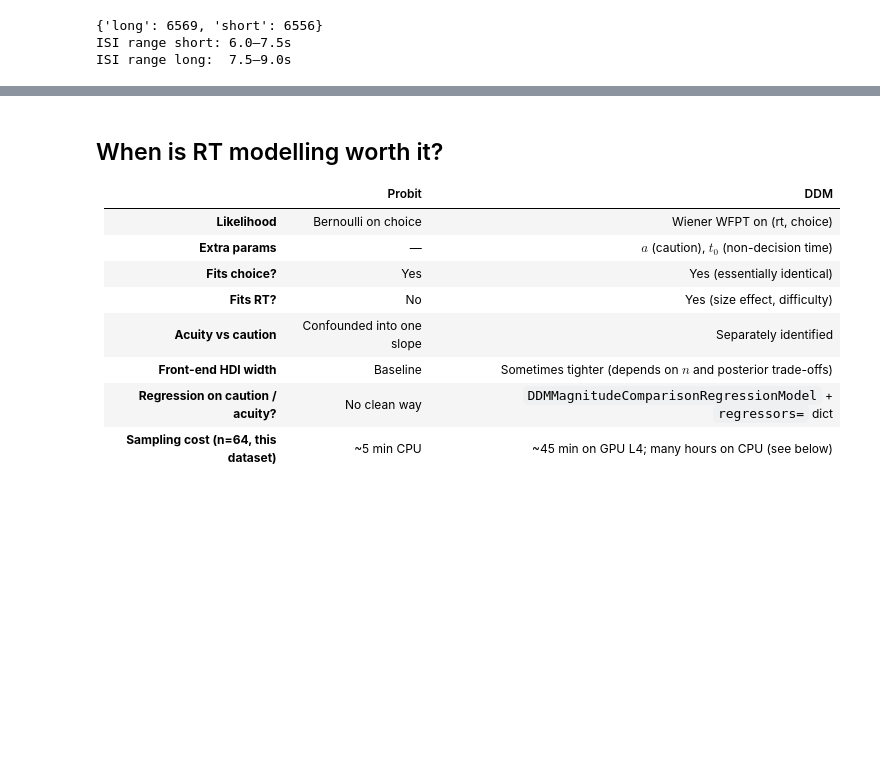
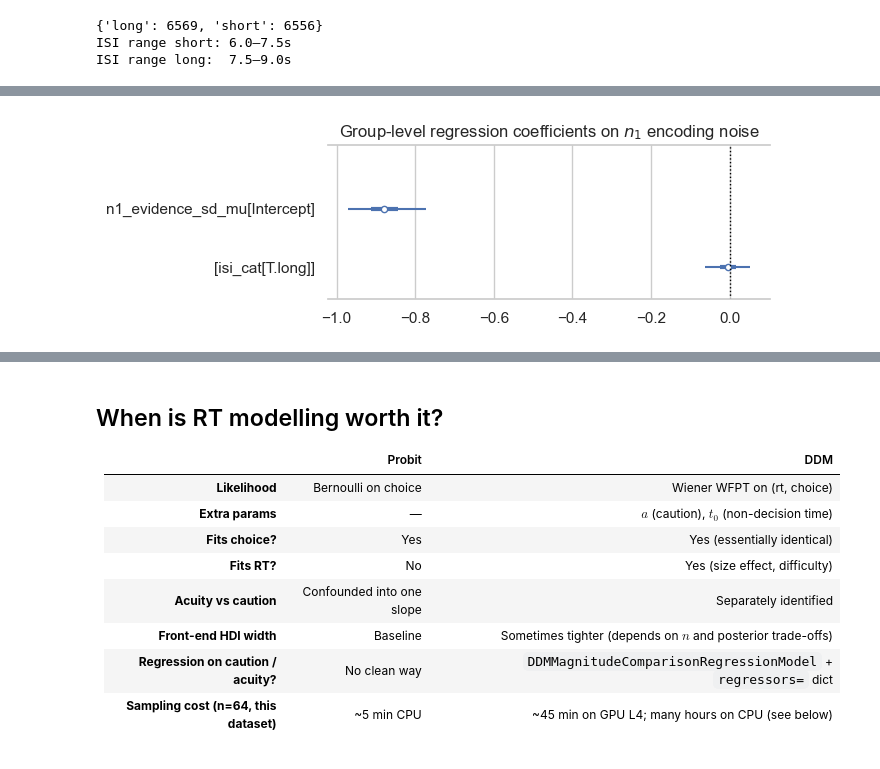
Before and after one commit to ruffgroup/bauer, a Jupyter notebook: docs/tutorial/lesson8.ipynb, the cells around one changed output, grey strips where cells are left out. Drawn from its saved outputs; the diff is of its cells as text; code cells hidden in the pictures; blank space fills up the shorter version.

```diff
--- a/docs/tutorial/lesson8.ipynb
+++ b/docs/tutorial/lesson8.ipynb
@@ -742,0 +893,8 @@ ISI range long:  7.5–9.0s
+# %%
+az.plot_forest(idata_isi, var_names=['n1_evidence_sd_mu'],
+               combined=True, hdi_prob=0.94, figsize=(7, 2.4))
+plt.axvline(0, color='black', ls=':', lw=1)
+plt.title('Group-level regression coefficients on $n_1$ encoding noise')
+plt.tight_layout()
+# %% [output]
+[figure, added]
```
Also changed, not shown: parts of 16 cells of this notebook, 1 other file.
